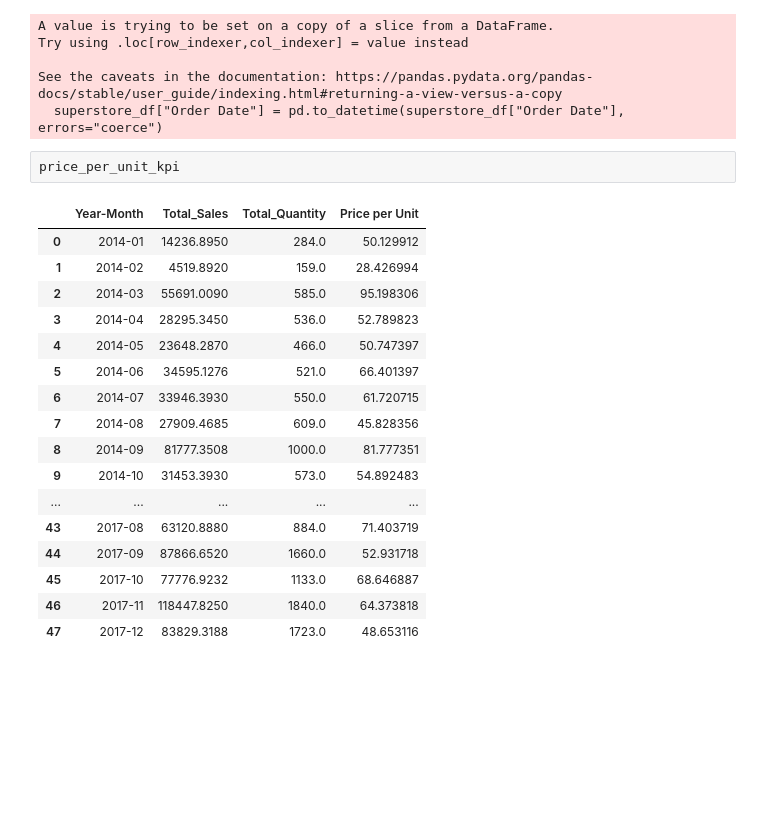
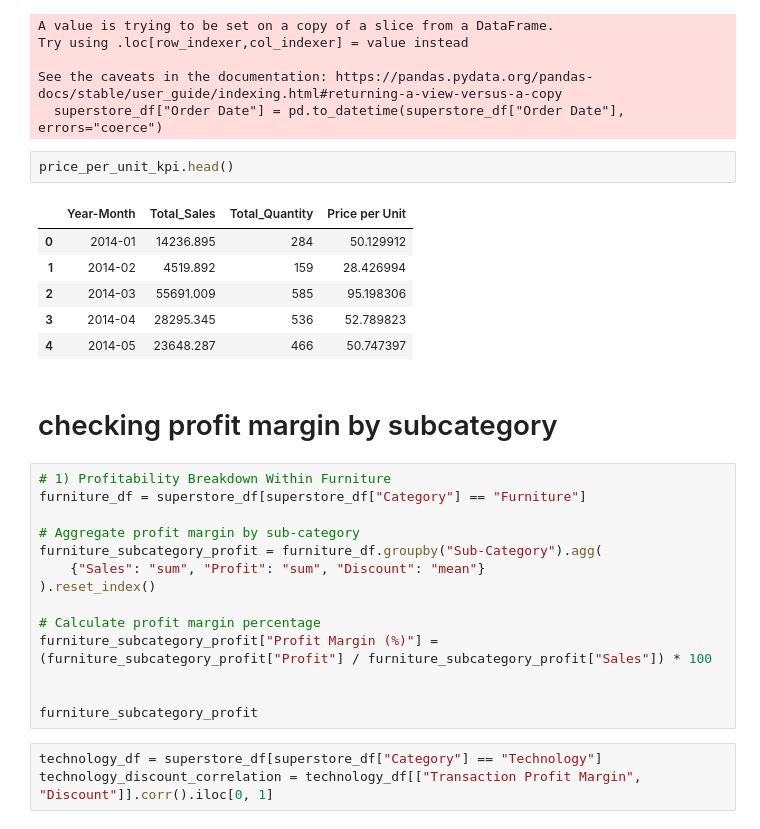
Before and after one commit to pabs-llama/projects, a Jupyter notebook: project_5_ecommerce/updated_superstore.ipynb, the cells around one changed output. Cells and saved outputs as stored; diff of their text form; blank space fills up the shorter version.

```diff
--- a/project_5_ecommerce/updated_superstore.ipynb
+++ b/project_5_ecommerce/updated_superstore.ipynb
@@ -225,22 +235,30 @@ Try using .loc[row_indexer,col_indexer] = value instead
 See the caveats in the documentation: https://pandas.pydata.org/pandas-docs/stable/user_guide/indexing.html#returning-a-view-versus-a-copy
   superstore_df["Order Date"] = pd.to_datetime(superstore_df["Order Date"], errors="coerce")
 # %%
-price_per_unit_kpi
+price_per_unit_kpi.head()
 # %% [output]
 |  | Year-Month | Total_Sales | Total_Quantity | Price per Unit |
-| 0 | 2014-01 | 14236.8950 | 284.0 | 50.129912 |
-| 1 | 2014-02 | 4519.8920 | 159.0 | 28.426994 |
-| 2 | 2014-03 | 55691.0090 | 585.0 | 95.198306 |
-| 3 | 2014-04 | 28295.3450 | 536.0 | 52.789823 |
-| 4 | 2014-05 | 23648.2870 | 466.0 | 50.747397 |
-| 5 | 2014-06 | 34595.1276 | 521.0 | 66.401397 |
-| 6 | 2014-07 | 33946.3930 | 550.0 | 61.720715 |
-| 7 | 2014-08 | 27909.4685 | 609.0 | 45.828356 |
-| 8 | 2014-09 | 81777.3508 | 1000.0 | 81.777351 |
-| 9 | 2014-10 | 31453.3930 | 573.0 | 54.892483 |
-| ... | ... | ... | ... | ... |
-| 43 | 2017-08 | 63120.8880 | 884.0 | 71.403719 |
-| 44 | 2017-09 | 87866.6520 | 1660.0 | 52.931718 |
-| 45 | 2017-10 | 77776.9232 | 1133.0 | 68.646887 |
-| 46 | 2017-11 | 118447.8250 | 1840.0 | 64.373818 |
-| 47 | 2017-12 | 83829.3188 | 1723.0 | 48.653116 |
+| 0 | 2014-01 | 14236.895 | 284 | 50.129912 |
+| 1 | 2014-02 | 4519.892 | 159 | 28.426994 |
+| 2 | 2014-03 | 55691.009 | 585 | 95.198306 |
+| 3 | 2014-04 | 28295.345 | 536 | 52.789823 |
+| 4 | 2014-05 | 23648.287 | 466 | 50.747397 |
+# %% [markdown]
+# checking profit margin by subcategory
+# %%
+# 1) Profitability Breakdown Within Furniture
+furniture_df = superstore_df[superstore_df["Category"] == "Furniture"]
+
+# Aggregate profit margin by sub-category
+furniture_subcategory_profit = furniture_df.groupby("Sub-Category").agg(
+    {"Sales": "sum", "Profit": "sum", "Discount": "mean"}
+).reset_index()
+
+# Calculate profit margin percentage
+furniture_subcategory_profit["Profit Margin (%)"] = (furniture_subcategory_profit["Profit"] / furniture_subcategory_profit["Sales"]) * 100
+
+
+furniture_subcategory_profit
+# %%
+technology_df = superstore_df[superstore_df["Category"] == "Technology"]
+technology_discount_correlation = technology_df[["Transaction Profit Margin", "Discount"]].corr().iloc[0, 1]
```
Also changed, not shown: parts of 18 cells of this notebook, 2 other files.
